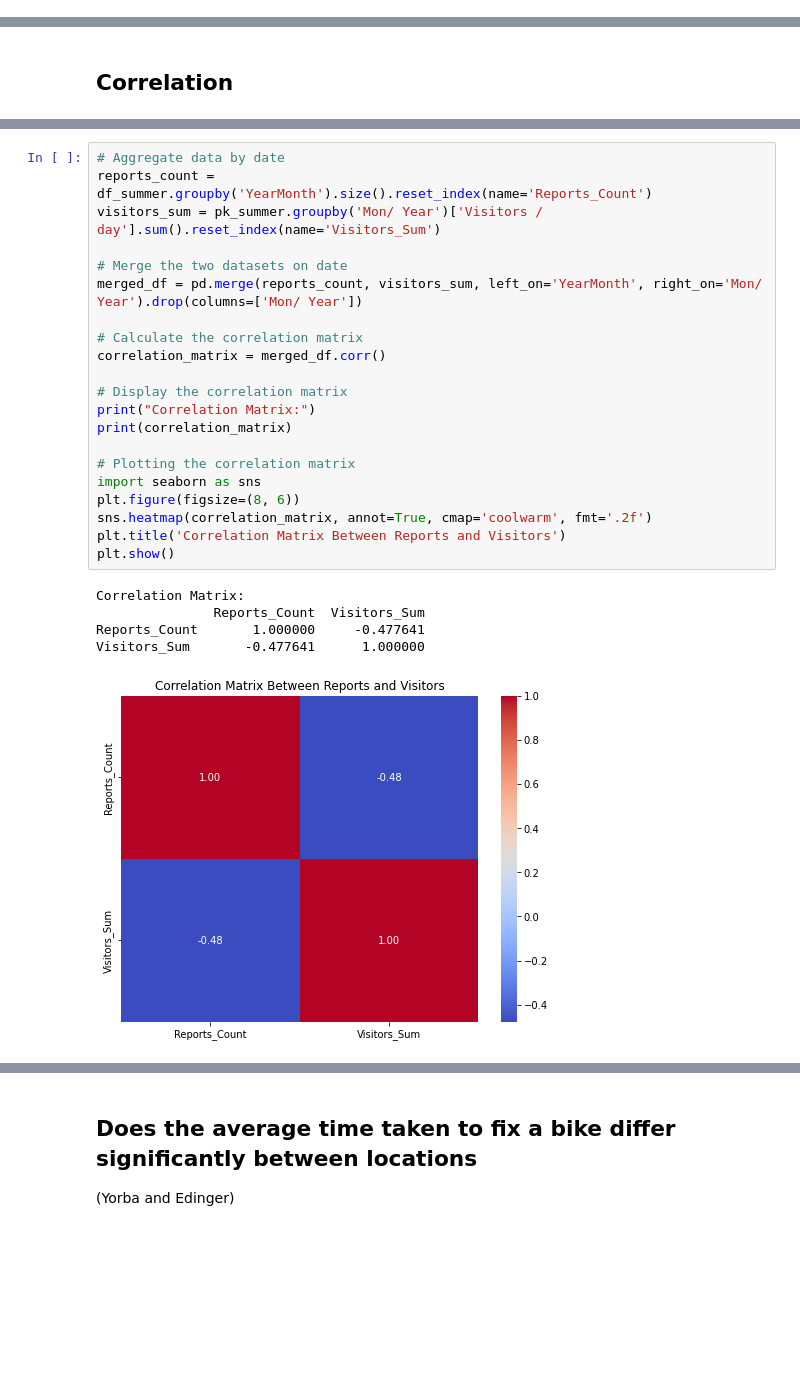
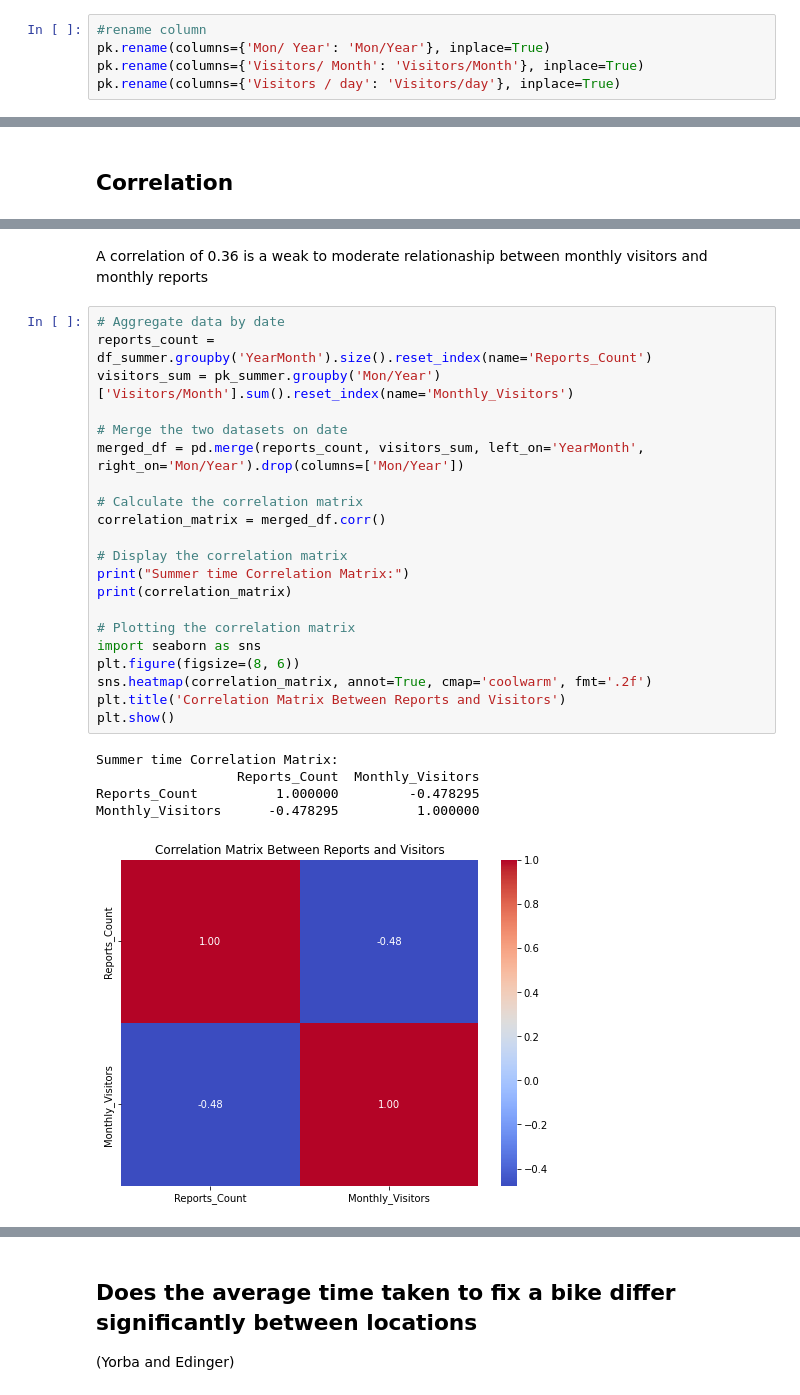
Before and after one commit to robertmounce/Python_Portfolio, a Jupyter notebook: wheel-fun-rentals-cleaning-and-basic-analysis.ipynb, the cells around one changed output, grey strips where cells are left out. Cells and saved outputs as stored; diff of their text form; blank space fills up the shorter version.

```diff
--- a/wheel-fun-rentals-cleaning-and-basic-analysis.ipynb
+++ b/wheel-fun-rentals-cleaning-and-basic-analysis.ipynb
@@ -266,3 +265,8 @@ Data columns (total 7 columns):
  6   Mon/ Year        72 non-null     object
 dtypes: int64(3), object(4)
 memory usage: 4.1+ KB
+# %%
+#rename column
+pk.rename(columns={'Mon/ Year': 'Mon/Year'}, inplace=True)
+pk.rename(columns={'Visitors/ Month': 'Visitors/Month'}, inplace=True)
+pk.rename(columns={'Visitors / day': 'Visitors/day'}, inplace=True)
@@ -1392,27 +1457,29 @@ plt.show()
+# %% [markdown]
+A correlation of 0.36 is a weak to moderate relationaship between monthly visitors and monthly reports
 # %%
 # Aggregate data by date
 reports_count = df_summer.groupby('YearMonth').size().reset_index(name='Reports_Count')
-visitors_sum = pk_summer.groupby('Mon/ Year')['Visitors / day'].sum().reset_index(name='Visitors_Sum')
+visitors_sum = pk_summer.groupby('Mon/Year')['Visitors/Month'].sum().reset_index(name='Monthly_Visitors')
 
 # Merge the two datasets on date
-merged_df = pd.merge(reports_count, visitors_sum, left_on='YearMonth', right_on='Mon/ Year').drop(columns=['Mon/ Year'])
+merged_df = pd.merge(reports_count, visitors_sum, left_on='YearMonth', right_on='Mon/Year').drop(columns=['Mon/Year'])
 
 # Calculate the correlation matrix
 correlation_matrix = merged_df.corr()
 
 # Display the correlation matrix
-print("Correlation Matrix:")
+print("Summer time Correlation Matrix:")
 print(correlation_matrix)
 
 # Plotting the correlation matrix
 import seaborn as sns
 plt.figure(figsize=(8, 6))
 sns.heatmap(correlation_matrix, annot=True, cmap='coolwarm', fmt='.2f')
 plt.title('Correlation Matrix Between Reports and Visitors')
 plt.show()
 # %% [output]
-Correlation Matrix:
-               Reports_Count  Visitors_Sum
-Reports_Count       1.000000     -0.477641
-Visitors_Sum       -0.477641      1.000000
+Summer time Correlation Matrix:
+                  Reports_Count  Monthly_Visitors
+Reports_Count          1.000000         -0.478295
+Monthly_Visitors      -0.478295          1.000000
-[figure, old version]
+[figure, new version]
```
Also changed, not shown: parts of 15 cells of this notebook.
